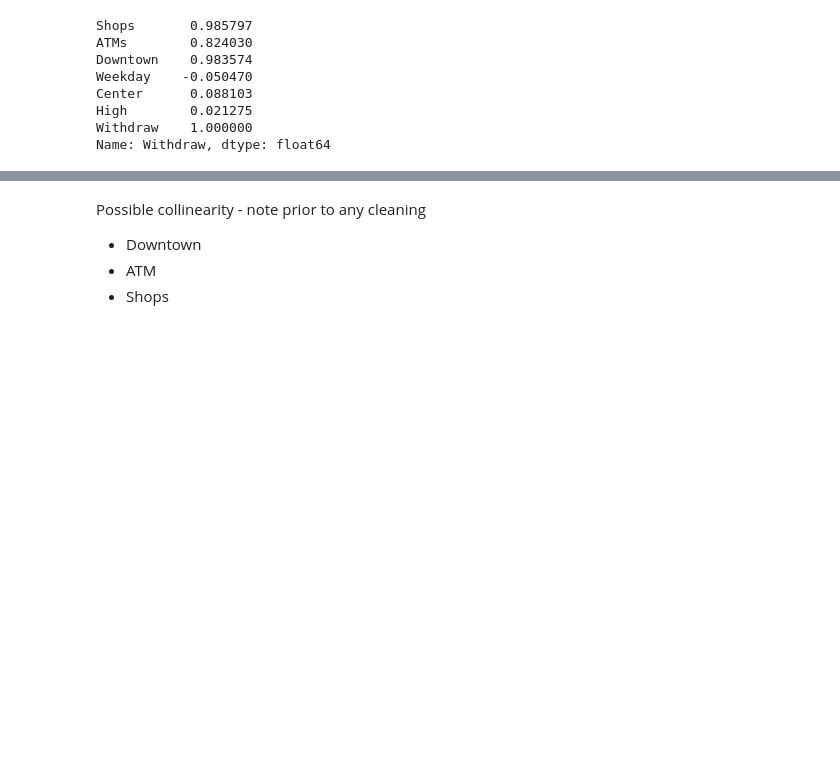
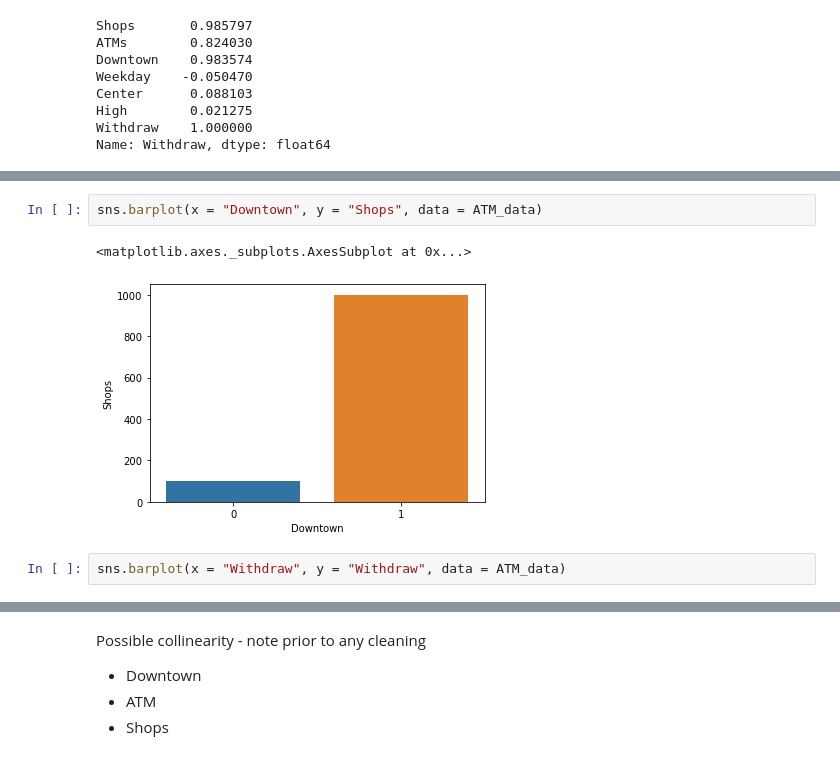
Before and after one commit to ekg-21/econ3203_Y, a Jupyter notebook: group_ass.ipynb, the cells around one changed output, grey strips where cells are left out. Saved outputs shown, nothing was run; the diff lists cells and outputs as text; blank space fills up the shorter version.

```diff
--- a/group_ass.ipynb
+++ b/group_ass.ipynb
@@ -93,0 +132,7 @@ sns.heatmap(ATM_data.corr(),  cmap='PiYG', center=0, annot=True)
+# %%
+sns.barplot(x = "Downtown", y = "Shops", data = ATM_data)
+# %% [output]
+<matplotlib.axes._subplots.AxesSubplot at 0x...>
+[figure, added]
+# %%
+sns.barplot(x = "Withdraw", y = "Withdraw", data = ATM_data)
```
Also changed, not shown: parts of 27 cells of this notebook.
